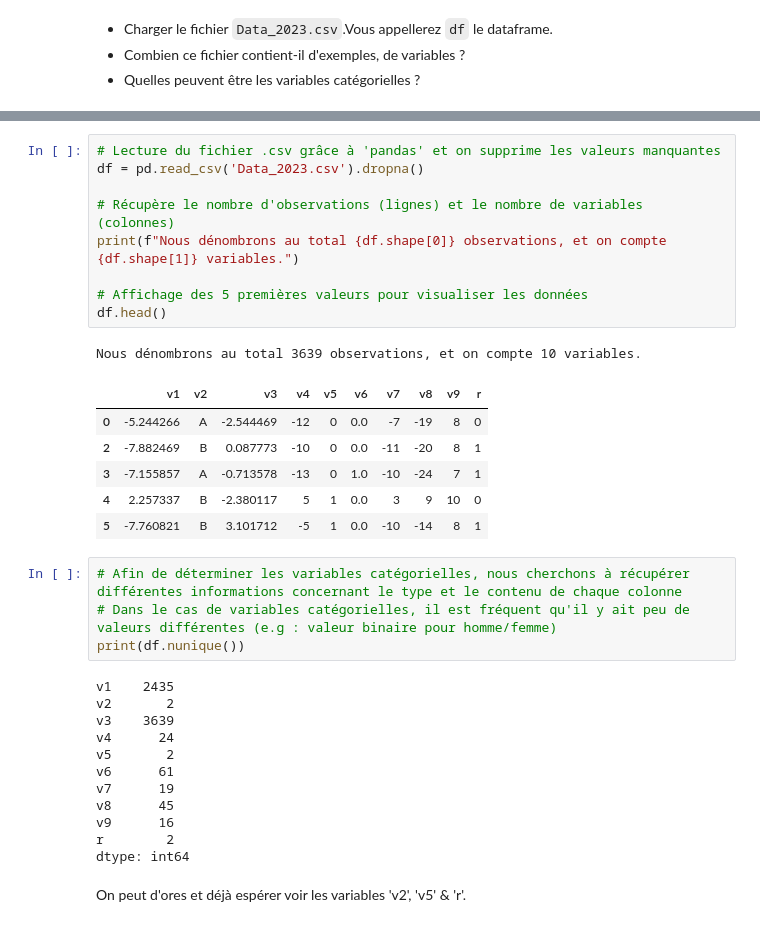
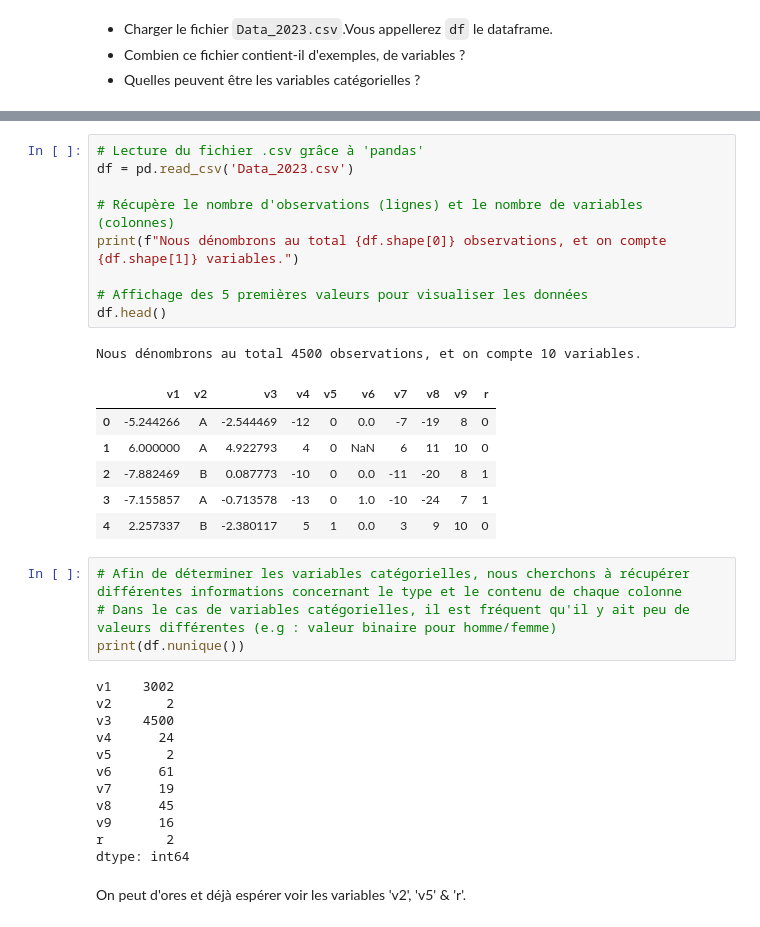
Before and after one commit to Leukoss/Apprentissage-Autmatique-1, a Jupyter notebook: Examen 2023/Exam_ML1_11012023_Correction.ipynb, the cells around one changed output, grey strips where cells are left out. Saved outputs shown, nothing was run; the diff lists cells and outputs as text.

```diff
--- a/Examen 2023/Exam_ML1_11012023_Correction.ipynb
+++ b/Examen 2023/Exam_ML1_11012023_Correction.ipynb
@@ -57,28 +64,28 @@ import statsmodels.api as sm
 # %%
-# Lecture du fichier .csv grâce à 'pandas' et on supprime les valeurs manquantes
-df = pd.read_csv('Data_2023.csv').dropna()
+# Lecture du fichier .csv grâce à 'pandas'
+df = pd.read_csv('Data_2023.csv')
 
 # Récupère le nombre d'observations (lignes) et le nombre de variables (colonnes)
 print(f"Nous dénombrons au total {df.shape[0]} observations, et on compte {df.shape[1]} variables.")
 
 # Affichage des 5 premières valeurs pour visualiser les données
 df.head()
 # %% [output]
-Nous dénombrons au total 3639 observations, et on compte 10 variables.
+Nous dénombrons au total 4500 observations, et on compte 10 variables.
 |  | v1 | v2 | v3 | v4 | v5 | v6 | v7 | v8 | v9 | r |
 | 0 | -5.244266 | A | -2.544469 | -12 | 0 | 0.0 | -7 | -19 | 8 | 0 |
+| 1 | 6.000000 | A | 4.922793 | 4 | 0 | NaN | 6 | 11 | 10 | 0 |
 | 2 | -7.882469 | B | 0.087773 | -10 | 0 | 0.0 | -11 | -20 | 8 | 1 |
 | 3 | -7.155857 | A | -0.713578 | -13 | 0 | 1.0 | -10 | -24 | 7 | 1 |
 | 4 | 2.257337 | B | -2.380117 | 5 | 1 | 0.0 | 3 | 9 | 10 | 0 |
-| 5 | -7.760821 | B | 3.101712 | -5 | 1 | 0.0 | -10 | -14 | 8 | 1 |
 # %%
 # Afin de déterminer les variables catégorielles, nous cherchons à récupérer différentes informations concernant le type et le contenu de chaque colonne
 # Dans le cas de variables catégorielles, il est fréquent qu'il y ait peu de valeurs différentes (e.g : valeur binaire pour homme/femme)
 print(df.nunique())
 # %% [output]
-v1    2435
+v1    3002
 v2       2
-v3    3639
+v3    4500
 v4      24
 v5       2
 v6      61
```
Also changed, not shown: parts of 40 cells of this notebook, 5 other files.
